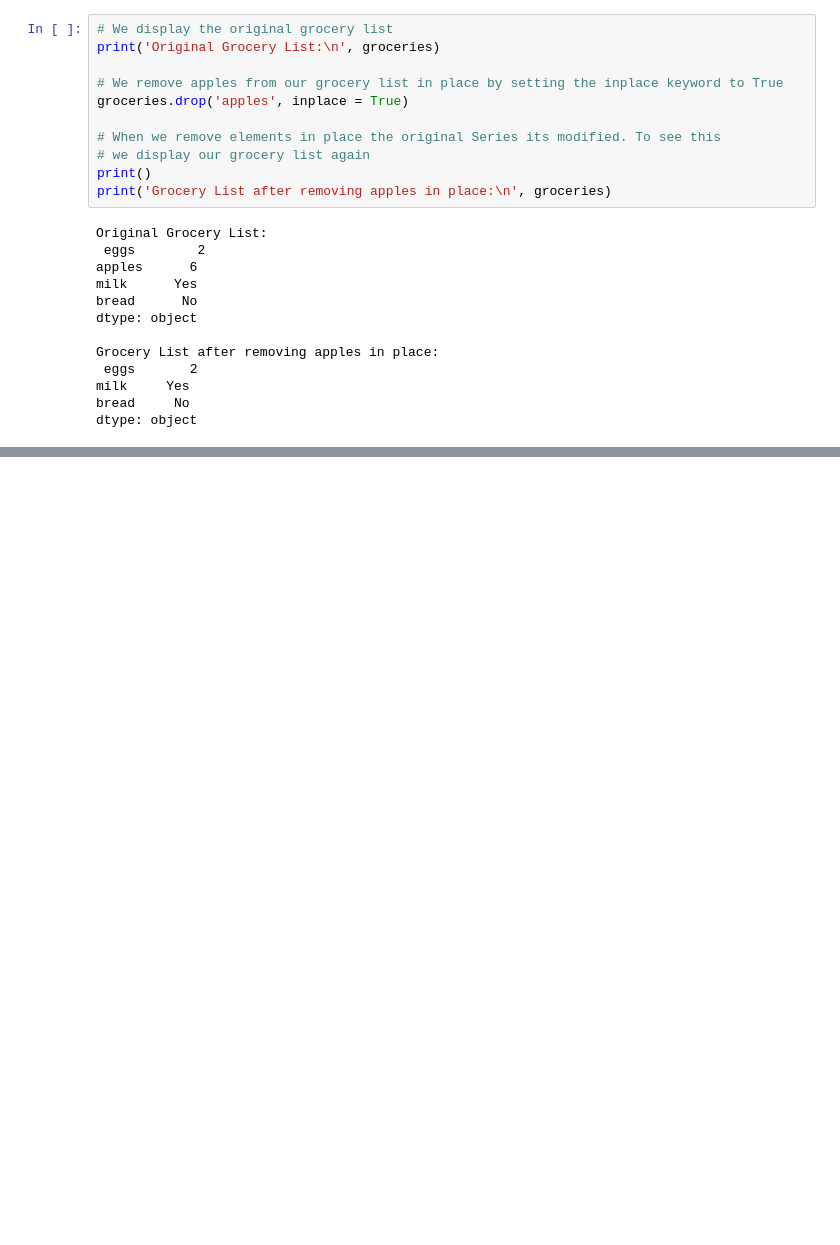
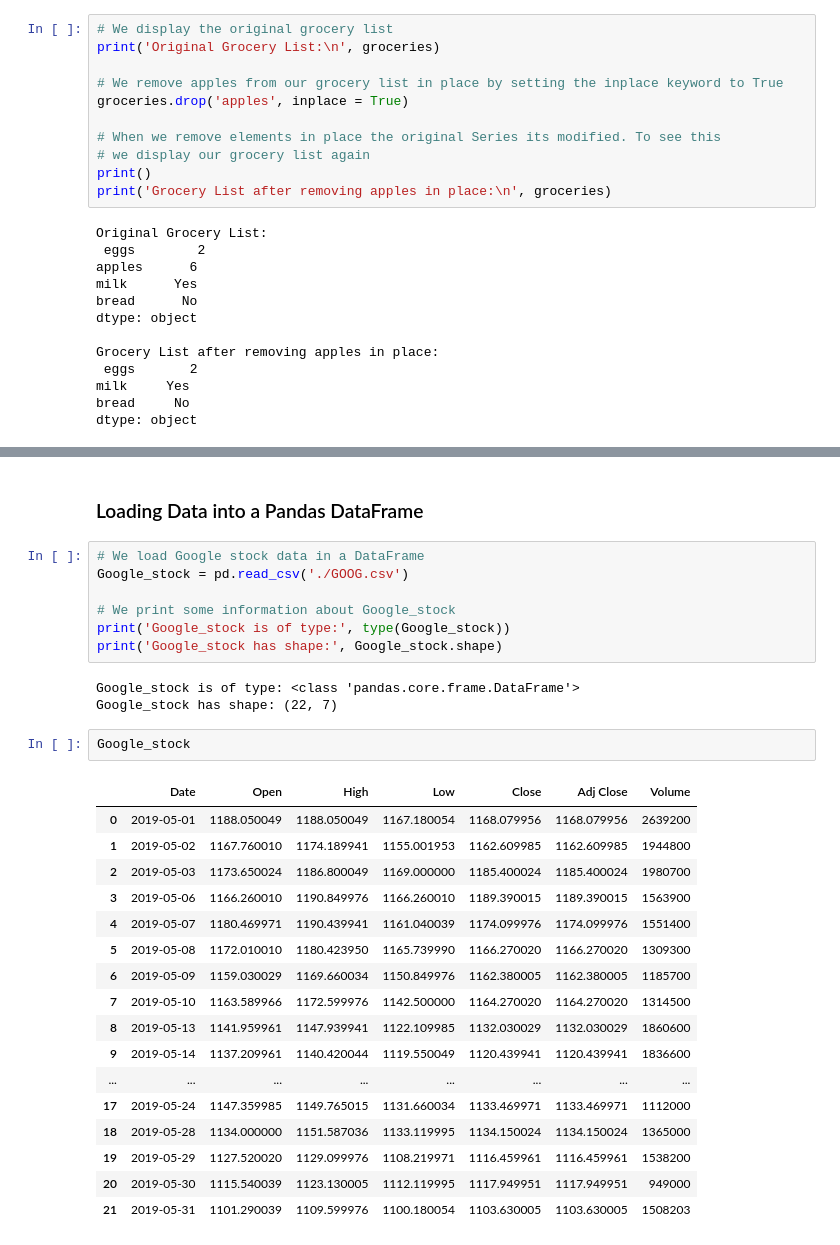
Before and after one commit to AhmetTuncel/Python_LCW_Dersler, a Jupyter notebook: 6-Jupyter Notebooks, Anaconda, Numpy, Pandas.ipynb, the cells around one changed output, grey strips where cells are left out. Saved outputs shown, nothing was run; the diff lists cells and outputs as text; blank space fills up the shorter version.

Commit message:
adding data and update cheapter 6

```diff
--- a/6-Jupyter Notebooks, Anaconda, Numpy, Pandas.ipynb
+++ b/6-Jupyter Notebooks, Anaconda, Numpy, Pandas.ipynb
@@ -1189,0 +2306,32 @@ dtype: object
+# %% [markdown]
+### Loading Data into a Pandas DataFrame
+# %%
+# We load Google stock data in a DataFrame
+Google_stock = pd.read_csv('./GOOG.csv')
+
+# We print some information about Google_stock
+print('Google_stock is of type:', type(Google_stock))
+print('Google_stock has shape:', Google_stock.shape)
+# %% [output]
+Google_stock is of type: <class 'pandas.core.frame.DataFrame'>
+Google_stock has shape: (22, 7)
+# %%
+Google_stock
+# %% [output]
+|  | Date | Open | High | Low | Close | Adj Close | Volume |
+| 0 | 2019-05-01 | 1188.050049 | 1188.050049 | 1167.180054 | 1168.079956 | 1168.079956 | 2639200 |
+| 1 | 2019-05-02 | 1167.760010 | 1174.189941 | 1155.001953 | 1162.609985 | 1162.609985 | 1944800 |
+| 2 | 2019-05-03 | 1173.650024 | 1186.800049 | 1169.000000 | 1185.400024 | 1185.400024 | 1980700 |
+| 3 | 2019-05-06 | 1166.260010 | 1190.849976 | 1166.260010 | 1189.390015 | 1189.390015 | 1563900 |
+| 4 | 2019-05-07 | 1180.469971 | 1190.439941 | 1161.040039 | 1174.099976 | 1174.099976 | 1551400 |
+| 5 | 2019-05-08 | 1172.010010 | 1180.423950 | 1165.739990 | 1166.270020 | 1166.270020 | 1309300 |
+| 6 | 2019-05-09 | 1159.030029 | 1169.660034 | 1150.849976 | 1162.380005 | 1162.380005 | 1185700 |
+| 7 | 2019-05-10 | 1163.589966 | 1172.599976 | 1142.500000 | 1164.270020 | 1164.270020 | 1314500 |
+| 8 | 2019-05-13 | 1141.959961 | 1147.939941 | 1122.109985 | 1132.030029 | 1132.030029 | 1860600 |
+| 9 | 2019-05-14 | 1137.209961 | 1140.420044 | 1119.550049 | 1120.439941 | 1120.439941 | 1836600 |
+| ... | ... | ... | ... | ... | ... | ... | ... |
+| 17 | 2019-05-24 | 1147.359985 | 1149.765015 | 1131.660034 | 1133.469971 | 1133.469971 | 1112000 |
+| 18 | 2019-05-28 | 1134.000000 | 1151.587036 | 1133.119995 | 1134.150024 | 1134.150024 | 1365000 |
+| 19 | 2019-05-29 | 1127.520020 | 1129.099976 | 1108.219971 | 1116.459961 | 1116.459961 | 1538200 |
+| 20 | 2019-05-30 | 1115.540039 | 1123.130005 | 1112.119995 | 1117.949951 | 1117.949951 | 949000 |
+| 21 | 2019-05-31 | 1101.290039 | 1109.599976 | 1100.180054 | 1103.630005 | 1103.630005 | 1508203 |
```
Also changed, not shown: parts of 114 cells of this notebook, 2 other files.
